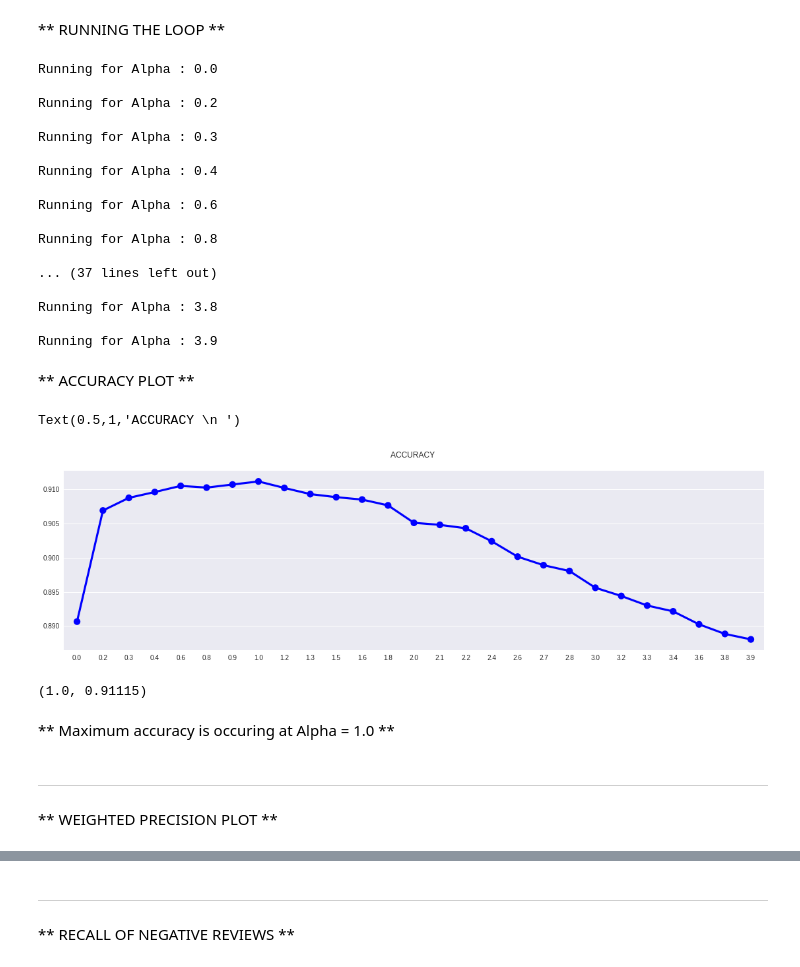
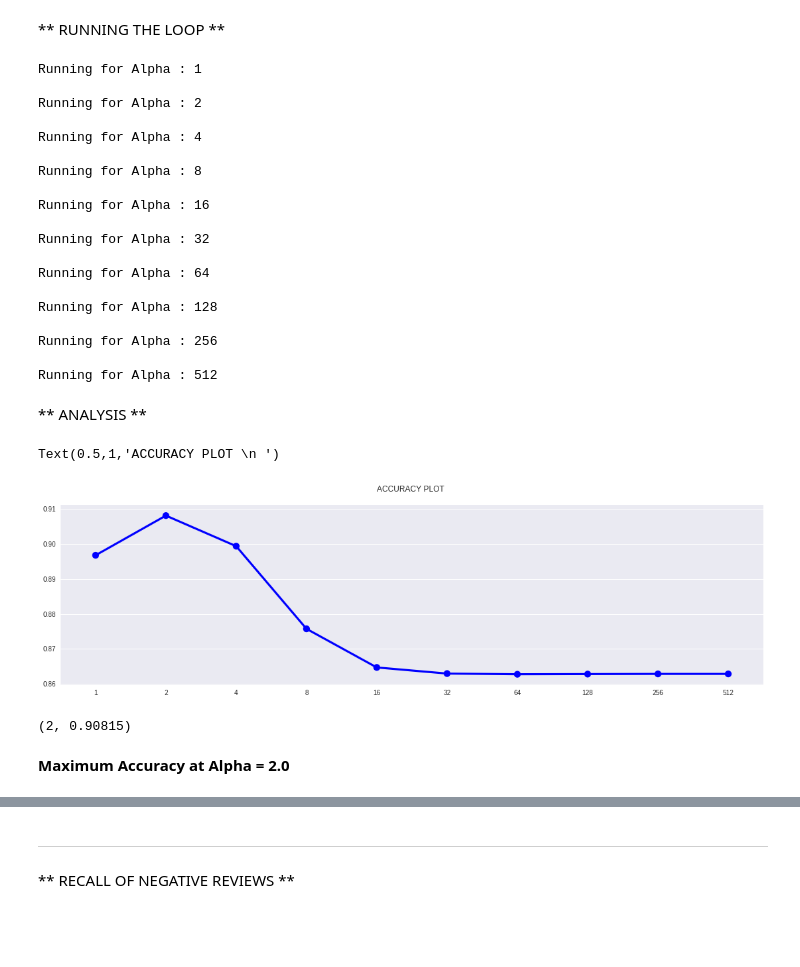
Before and after one commit to iyappan24/Applied-AI-Notebooks, a Jupyter notebook: Naive_Bayes.ipynb, the cells around one changed output, grey strips where cells are left out. Drawn from its saved outputs; the diff is of its cells as text; code cells hidden in the pictures; blank space fills up the shorter version.

Commit message:
Naive Bayes : Multinomial NB : Amazon Fine food reviews dataset

```diff
--- a/Naive_Bayes.ipynb
+++ b/Naive_Bayes.ipynb
@@ -84,0 +84,8 @@ range_alpha=np.round(range_alpha,decimals = 1)
+# %%
+#getting the alpha in the powers of 2
+range_alpha = np.arange(0,10)
+p_2 = []
+for i in range_alpha:
+  p_2.append(2**i)
+
+range_alpha = np.array(p_2)
@@ -95,48 +111,46 @@ cv_Nf1= {}
 # %%
 #making the algorithm learn the prior probabilities from the training dataset
 for i in range_alpha:
-  mnb = MultinomialNB(alpha = i,fit_prior = True)
+  mnb = MultinomialNB(alpha = i,fit_prior =False,class_prior=[0.5,0.5])
   mnb.fit(bow_train,y_train)
   print("Running for Alpha : " + str(i) + "\n")
   c_pred = mnb.predict(bow_cv)
   cv_a[i] = accuracy_score(y_cv,c_pred)
   cv_r[i] = recall_score(y_cv,c_pred,average='weighted')
-  cv_p[i] = precision_score(y_cv,c_pred,average = 'weighted')
   cv_f1[i] = f1_score(y_cv,c_pred,average = 'weighted')
   cv_Nr[i] =recall_score(y_cv,c_pred,average='binary',pos_label=0) #getting the recall of the negative reviews label
   cv_Nf1[i]=f1_score(y_cv,c_pred,average = 'binary',pos_label = 0) #getting the F1_score of the negative reviews label
 # %% [output]
-Running for Alpha : 0.0
+Running for Alpha : 1
 
-Running for Alpha : 0.2
+Running for Alpha : 2
 
-Running for Alpha : 0.3
+Running for Alpha : 4
 
-Running for Alpha : 0.4
+Running for Alpha : 8
 
-Running for Alpha : 0.6
+Running for Alpha : 16
 
-Running for Alpha : 0.8
+Running for Alpha : 32
 
-... (37 lines left out)
+Running for Alpha : 64
 
-Running for Alpha : 3.8
+Running for Alpha : 128
 
-Running for Alpha : 3.9
+Running for Alpha : 256
+
+Running for Alpha : 512
-# %% [markdown]
-** ACCURACY  PLOT **
+# %% [markdown]
+** ANALYSIS **
 # %%
 plt.figure(figsize = (19,5))
-sns.pointplot(x = list(cv_a.keys()),y=list(cv_a.values()),color ='blue').set_title("ACCURACY \n ")
+sns.pointplot(x = list(cv_a.keys()),y=list(cv_a.values()),color ='blue').set_title("ACCURACY PLOT \n ")
 # %% [output]
-Text(0.5,1,'ACCURACY \n ')
+Text(0.5,1,'ACCURACY PLOT \n ')
-[figure, old version]
+[figure, new version]
 # %%
 max(cv_a.items(), key=operator.itemgetter(1))
 # %% [output]
-(1.0, 0.91115)
+(2, 0.90815)
 # %% [markdown]
- ** Maximum accuracy is occuring at Alpha = 1.0  **
+**Maximum Accuracy at Alpha = 2.0**
-# %% [markdown]
-------
-** WEIGHTED PRECISION PLOT **
```
Also changed, not shown: parts of 82 cells of this notebook.
